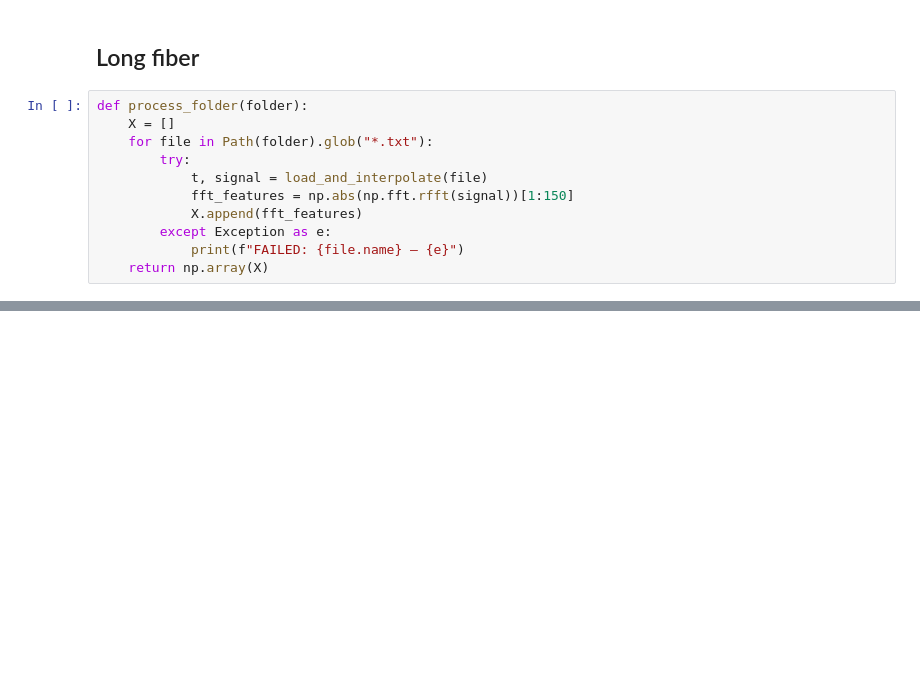
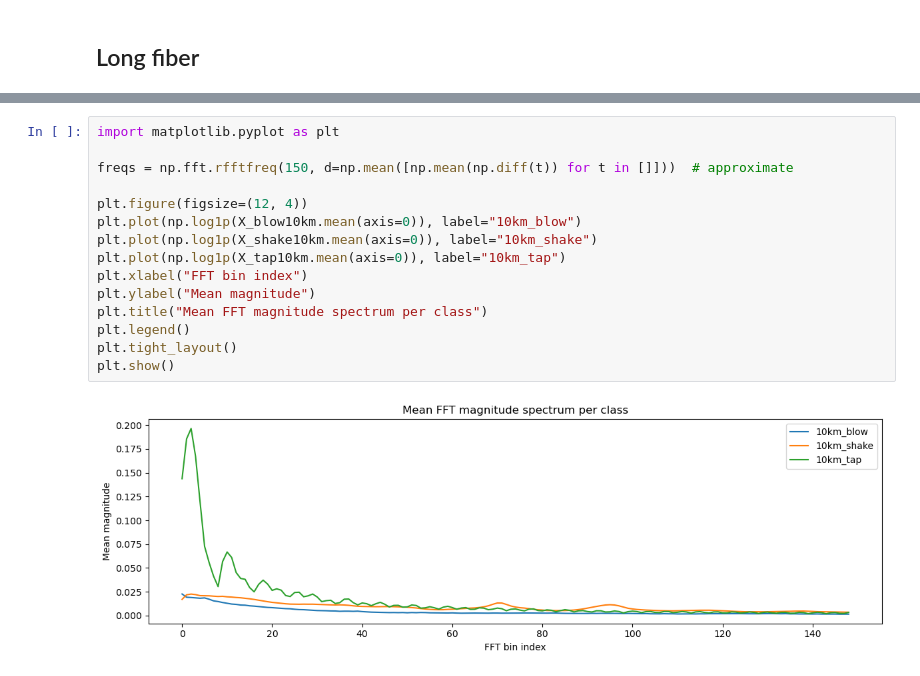
Before and after one commit to leac-1/Fagprojekt-ML, a Jupyter notebook: ML for classification/fft_ML.ipynb, the cells around one changed output, grey strips where cells are left out. Cells and saved outputs as stored; diff of their text form; blank space fills up the shorter version.

```diff
--- a/ML for classification/fft_ML.ipynb
+++ b/ML for classification/fft_ML.ipynb
@@ -190,17 +190,6 @@ Cross-validation accuracy: 0.967 ± 0.030
 Individual folds: [0.93333333 0.96666667 1.         0.93333333 1.        ]
 # %% [markdown]
 ## Long fiber
-# %%
-def process_folder(folder):
-    X = []
-    for file in Path(folder).glob("*.txt"):
-        try:
-            t, signal = load_and_interpolate(file)
-            fft_features = np.abs(np.fft.rfft(signal))[1:150]
-            X.append(fft_features)
-        except Exception as e:
-            print(f"FAILED: {file.name} — {e}")
-    return np.array(X)
 # %%
 X_blow10km = process_folder("Saved data/10km_blow")
 X_shake10km = process_folder("Saved data/10km_shake_table")
@@ -261,0 +197,17 @@ FAILED: readME.txt — index 0 is out of bounds for axis 0 with size 0
+# %%
+import matplotlib.pyplot as plt
+
+freqs = np.fft.rfftfreq(150, d=np.mean([np.mean(np.diff(t)) for t in []]))  # approximate
+
+plt.figure(figsize=(12, 4))
+plt.plot(np.log1p(X_blow10km.mean(axis=0)), label="10km_blow")
+plt.plot(np.log1p(X_shake10km.mean(axis=0)), label="10km_shake")
+plt.plot(np.log1p(X_tap10km.mean(axis=0)), label="10km_tap")
+plt.xlabel("FFT bin index")
+plt.ylabel("Mean magnitude")
+plt.title("Mean FFT magnitude spectrum per class")
+plt.legend()
+plt.tight_layout()
+plt.show()
+# %% [output]
+[figure, added]
```
Also changed, not shown: parts of 6 cells of this notebook.
